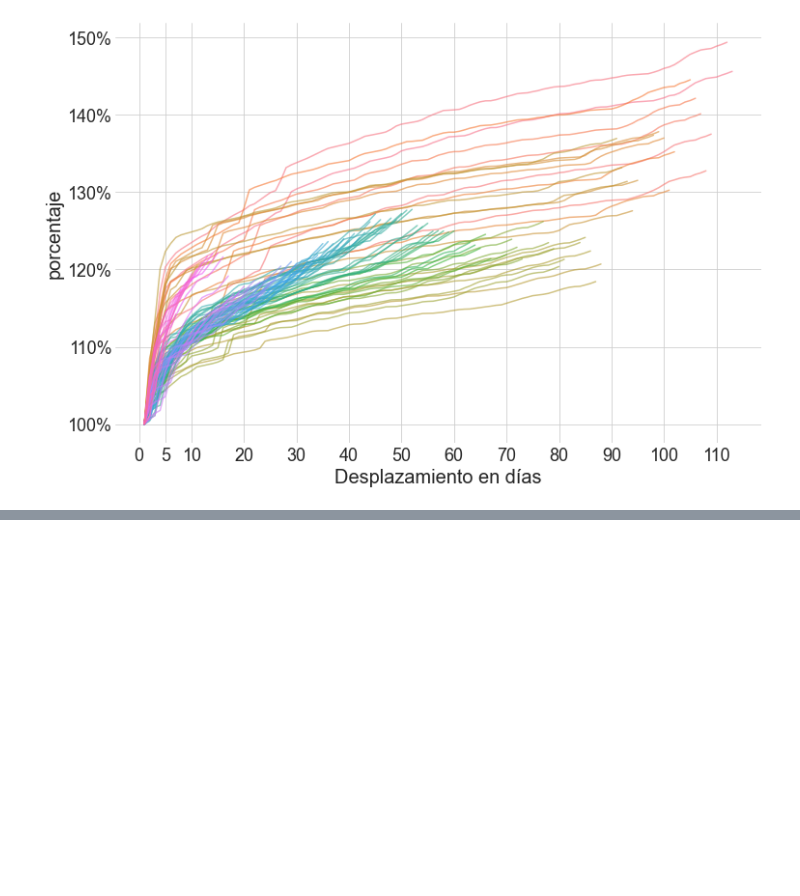
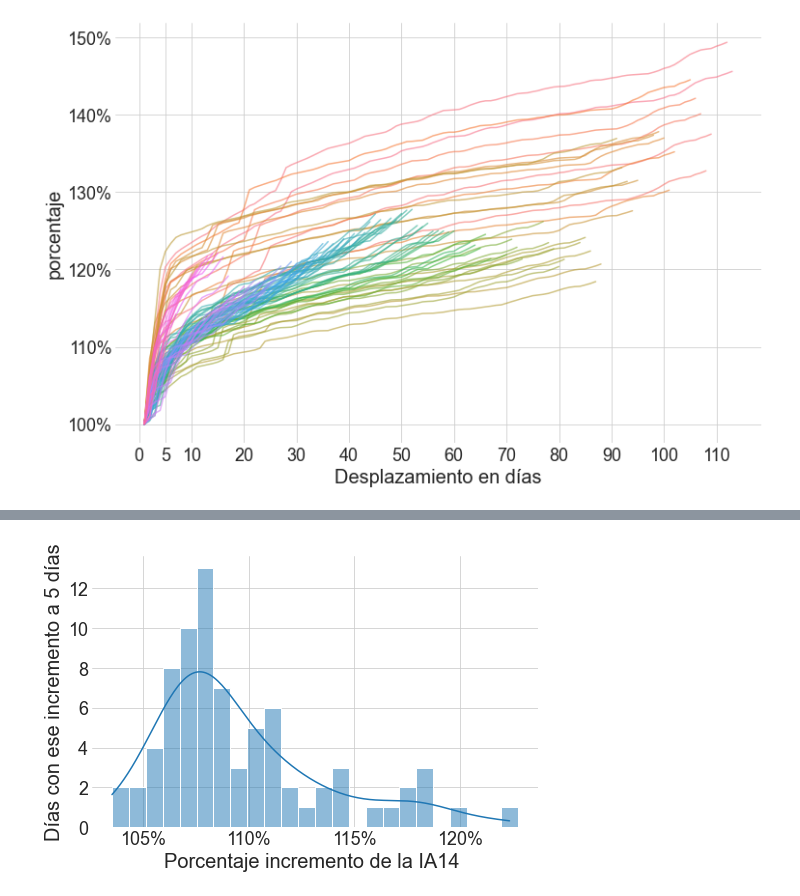
Before and after one commit to mharias/covid, a Jupyter notebook: IA14_madrid/madrid_evol_ia14.ipynb, the cells around one changed output, grey strips where cells are left out. Cells and saved outputs as stored; diff of their text form; code cells hidden in the pictures; blank space fills up the shorter version.

```diff
--- a/IA14_madrid/madrid_evol_ia14.ipynb
+++ b/IA14_madrid/madrid_evol_ia14.ipynb
@@ -362,0 +387,19 @@ sns.despine(bottom=True, left=True)
+# %%
+sns.set_style('white')
+fig, ax = plt.subplots(figsize=(8,5))
+sns.histplot(ia14_relativa.loc[ia14_relativa['desplazamiento']==5,0],
+             ax=ax,binwidth=.008,kde=True)
+#plt.legend([],[], frameon=False)
+ax.xaxis.set_major_formatter(plt.FuncFormatter(lambda v,x:'{:.0f}%'.format(v*100)))
+#ax.xaxis.set_major_formatter(mdates.DateFormatter('%d-%b'))
+ax.set_xlabel('Porcentaje incremento de la IA14 ',fontsize=20)
+ax.set_ylabel('Días con ese incremento a 5 días',fontsize=20)
+ax.xaxis.set_tick_params(labelsize=18,width=0,length=0)
+ax.yaxis.set_tick_params(labelsize=18,width=0,length=0)
+lista_x=[i for i in range(0,120,10)]
+lista_x=lista_x+[5]
+#ax.set_xticks(lista_x)
+ax.grid(True)
+sns.despine(bottom=True, left=True)
+# %% [output]
+[figure, added]
```
Also changed, not shown: parts of 2 cells of this notebook.
